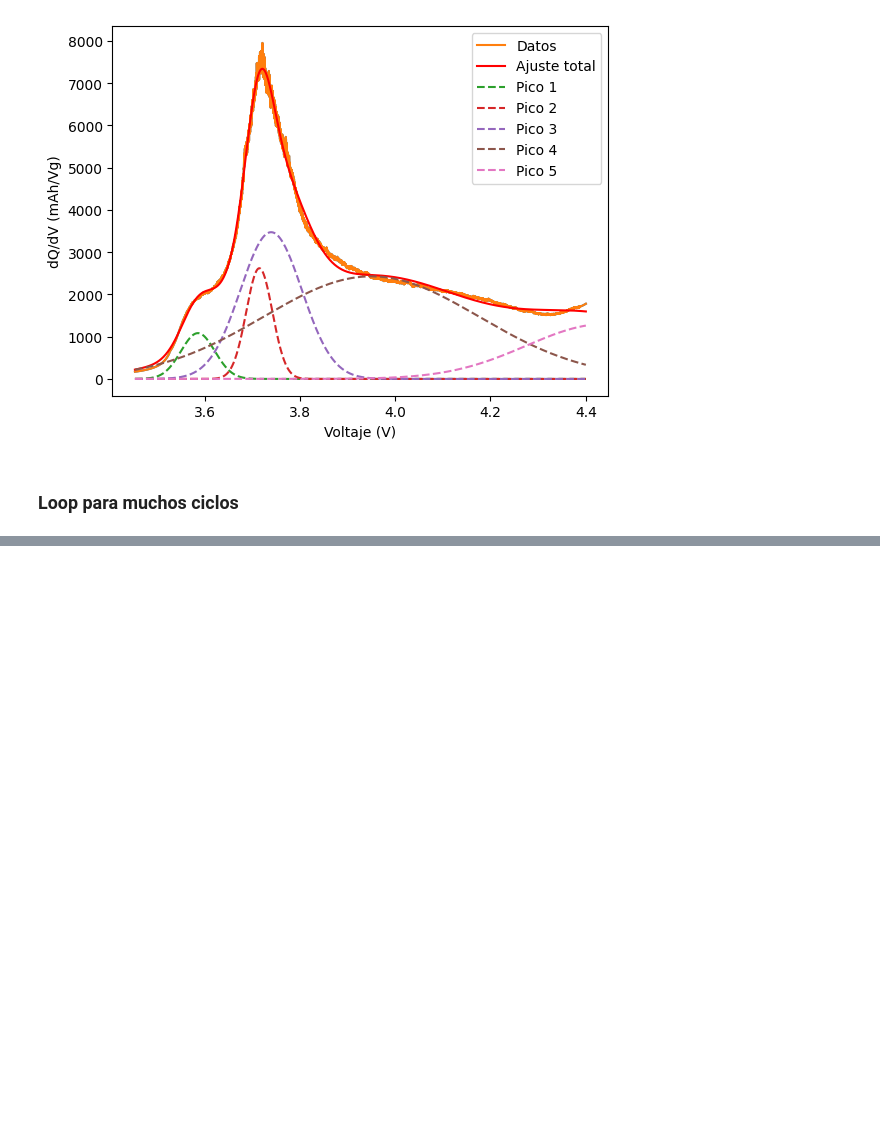
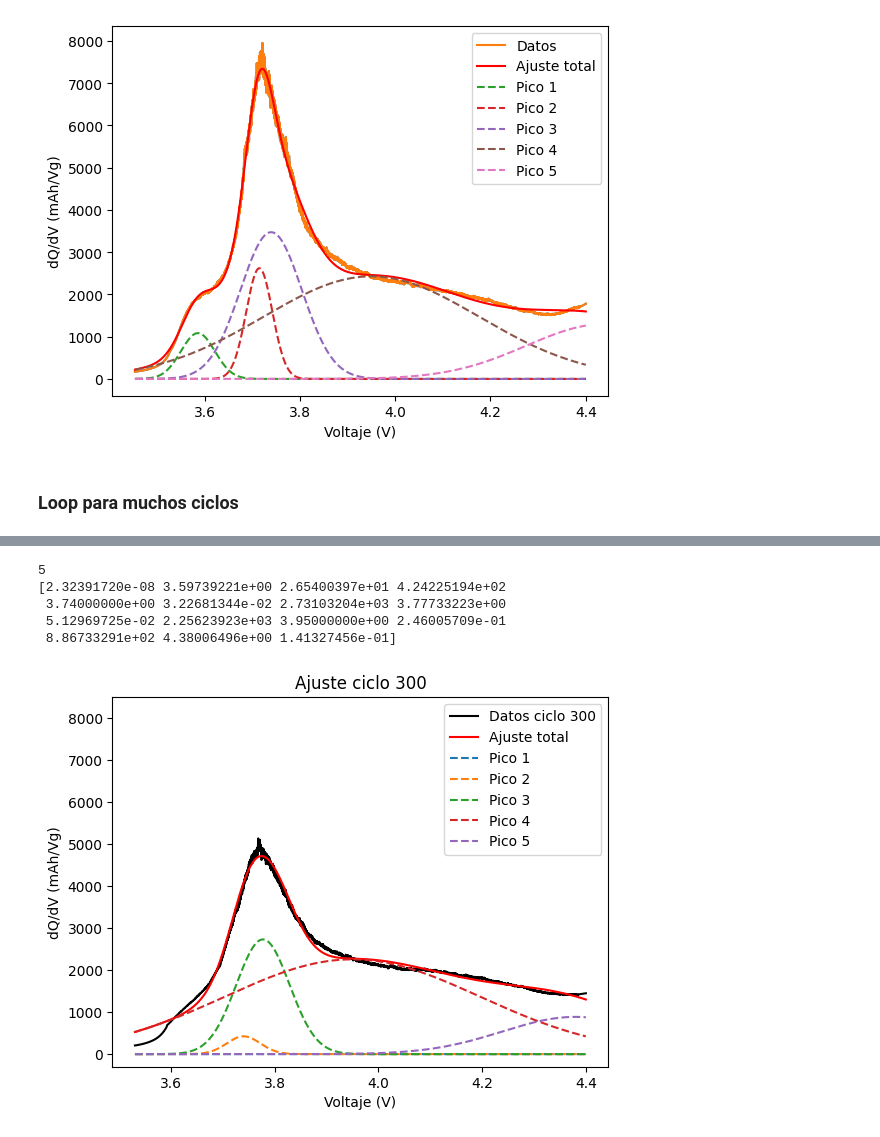
Before and after one commit to majodomenech/proc-icdv, a Jupyter notebook: prueba-gauss-variosciclos.ipynb, the cells around one changed output, grey strips where cells are left out. Cells and saved outputs as stored; diff of their text form; code cells hidden in the pictures; blank space fills up the shorter version.

```diff
--- a/prueba-gauss-variosciclos.ipynb
+++ b/prueba-gauss-variosciclos.ipynb
@@ -116,17 +118,17 @@ bounds = (lb, ub)
 df_ch = diccio[21]['Ch']
 df_dis = diccio[21]['Dis']
 
-dvdq_ch_calc = df_ch['dqdv_ch_calc']
+dqdv_ch_calc = df_ch['dqdv_ch_calc']
 V = df_ch['V_ch_savgol']
 
-plt.plot(V, dvdq_ch_calc)
+plt.plot(V, dqdv_ch_calc)
 
 # Ajuste
-popt, pcov = curve_fit(multi_gauss, V, dvdq_ch_calc, p0=p_ini, bounds=bounds)
+popt, pcov = curve_fit(multi_gauss, V, dqdv_ch_calc, p0=p_ini, bounds=bounds)
 
 # Curva total ajustada
 y_fit = multi_gauss(V, *popt)
-plt.plot(V, dvdq_ch_calc, label="Datos")
+plt.plot(V, dqdv_ch_calc, label="Datos")
 plt.plot(V, y_fit, 'r-', label="Ajuste total")
 
 # Dibujar cada gaussiana individual
@@ -147,17 +149,17 @@ plt.show()
 df_ch = diccio[99]['Ch']
 df_dis = diccio[99]['Dis']
 
-dvdq_ch_calc = df_ch['dqdv_ch_calc']
+dqdv_ch_calc = df_ch['dqdv_ch_calc']
 V = df_ch['V_ch_savgol']
 
-plt.plot(V, dvdq_ch_calc)
+plt.plot(V, dqdv_ch_calc)
 
 # Ajuste
-popt, pcov = curve_fit(multi_gauss, V, dvdq_ch_calc, p0=popt, bounds=bounds)
+popt, pcov = curve_fit(multi_gauss, V, dqdv_ch_calc, p0=popt, bounds=bounds)
 
 # Curva total ajustada
 y_fit = multi_gauss(V, *popt)
-plt.plot(V, dvdq_ch_calc, label="Datos")
+plt.plot(V, dqdv_ch_calc, label="Datos")
 plt.plot(V, y_fit, 'r-', label="Ajuste total")
 
 # Dibujar cada gaussiana individual
@@ -363,0 +363,50 @@ plt.show()
+# %%
+# %% ------------ Graficar ajuste de un ciclo usando lista de parámetros ----------------------------------------
+
+ciclo = 300
+df_final = pd.read_csv("./output/parametros_ajustes.csv", index_col=0)
+df_ch = diccio[ciclo]['Ch']
+dqdv = df_ch['dqdv_ch_calc']
+V = df_ch['V_ch_savgol']
+
+parametros = df_final.loc[ciclo].values
+popt = parametros[:n_peaks*3]
+
+print(n_peaks)
+print(popt)
+
+#colors_ciclos = cm.viridis(np.linspace(0, 1, len(indices_ciclos)))
+colors_peaks = cm.tab10.colors
+#colors_peaks = cm.cool(np.linspace(0, 1, n_peaks))
+
+plt.figure()
+
+y_fit = multi_gauss(V, *popt)
+#plt.plot(V, dqdv, color=colors_ciclos[ciclo], label=f"Datos ciclo {ciclo}")
+plt.plot(V, dqdv, color='black', label=f"Datos ciclo {ciclo}")
+plt.plot(V, y_fit, 'r-', label="Ajuste total")
+
+for i in range(0, len(popt), 3):
+    a, mu, sigma = popt[i:i+3]
+    j = i // 3   # índice de pico: 0,1,2,...
+    plt.plot(V, gauss(V, a, mu, sigma), '--', color=colors_peaks[j % len(colors_peaks)], label=f"Pico {j + 1}")
+
+plt.legend()
+plt.xlabel("Voltaje (V)")
+plt.ylabel("dQ/dV (mAh/Vg)")
+plt.title(f"Ajuste ciclo {ciclo}")
+
+plt.ylim(-300,8500)
+
+
+
+plt.savefig(f'./output/ajuste_picos_ciclo{ciclo}_.png', dpi=300)
+#plt.close()
+plt.show()
+# %% [output]
+5
+[2.32391720e-08 3.59739221e+00 2.65400397e+01 4.24225194e+02
+ 3.74000000e+00 3.22681344e-02 2.73103204e+03 3.77733223e+00
+ 5.12969725e-02 2.25623923e+03 3.95000000e+00 2.46005709e-01
+ 8.86733291e+02 4.38006496e+00 1.41327456e-01]
+[figure, added]
```
Also changed, not shown: parts of 12 cells of this notebook, 3 other files.
